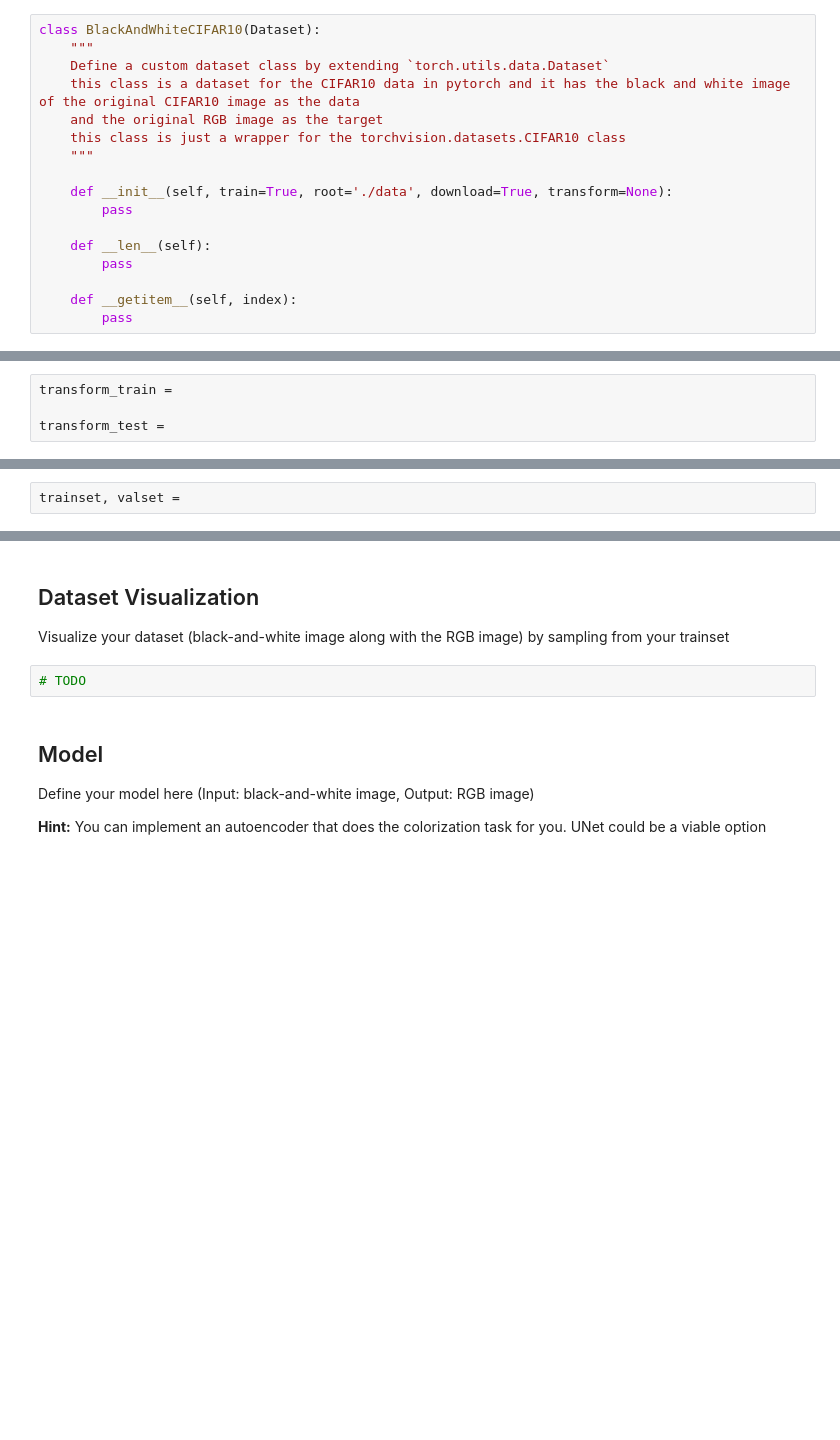
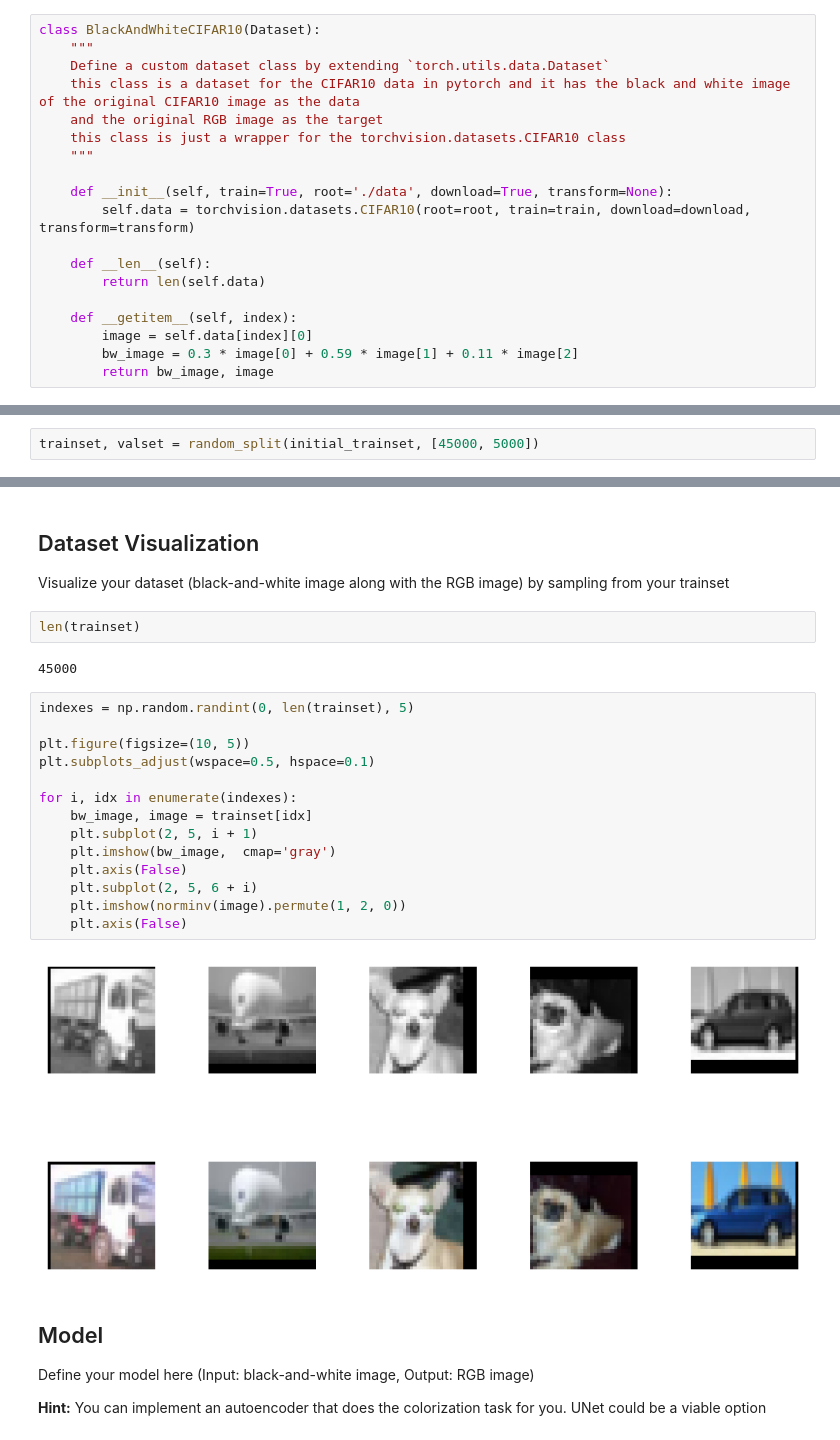
Before and after one commit to MehdiJmlkh/Deep-Learning-Course-Homeworks-S2024, a Jupyter notebook: HW2/CIFAR10_Classification_And_Colorization.ipynb, the cells around one changed output, grey strips where cells are left out. Saved outputs shown, nothing was run; the diff lists cells and outputs as text; blank space fills up the shorter version.

```diff
--- a/HW2/CIFAR10_Classification_And_Colorization.ipynb
+++ b/HW2/CIFAR10_Classification_And_Colorization.ipynb
@@ -467,23 +478,21 @@ class BlackAndWhiteCIFAR10(Dataset):
     """
 
     def __init__(self, train=True, root='./data', download=True, transform=None):
-        pass
+        self.data = torchvision.datasets.CIFAR10(root=root, train=train, download=download, transform=transform)
 
     def __len__(self):
-        pass
+        return len(self.data)
 
     def __getitem__(self, index):
-        pass
+        image = self.data[index][0]
+        bw_image = 0.3 * image[0] + 0.59 * image[1] + 0.11 * image[2]
+        return bw_image, image
 # %% [markdown]
 ## Transforms & Dataset & Dataloader
 
 **Notice:** Use your defined custom dataset class for defining the datasets
 # %%
 classes = ['plane', 'car', 'bird', 'cat', 'deer', 'dog', 'frog', 'horse', 'ship', 'truck']
-# %%
-transform_train =
-
-transform_test =
 # %%
 initial_trainset = BlackAndWhiteCIFAR10(root='./data', train=True,
                                         download=True, transform=transform_train)
@@ -493,2 +501,2 @@ Extracting ./data/cifar-10-python.tar.gz to ./data
 # %%
-trainset, valset =
+trainset, valset = random_split(initial_trainset, [45000, 5000])
@@ -499,8 +507,26 @@ valloader =
 ## Dataset Visualization
 
 Visualize your dataset (black-and-white image along with the RGB image) by sampling from your trainset
-# %%
-# TODO
+# %%
+len(trainset)
+# %% [output]
+45000
+# %%
+indexes = np.random.randint(0, len(trainset), 5)
+
+plt.figure(figsize=(10, 5))
+plt.subplots_adjust(wspace=0.5, hspace=0.1)
+
+for i, idx in enumerate(indexes):
+    bw_image, image = trainset[idx]
+    plt.subplot(2, 5, i + 1)
+    plt.imshow(bw_image,  cmap='gray')
+    plt.axis(False)
+    plt.subplot(2, 5, 6 + i)
+    plt.imshow(norminv(image).permute(1, 2, 0))
+    plt.axis(False)
+# %% [output]
+[figure, added]
 # %% [markdown]
 ## Model
 
```
Also changed, not shown: parts of 33 cells of this notebook.
